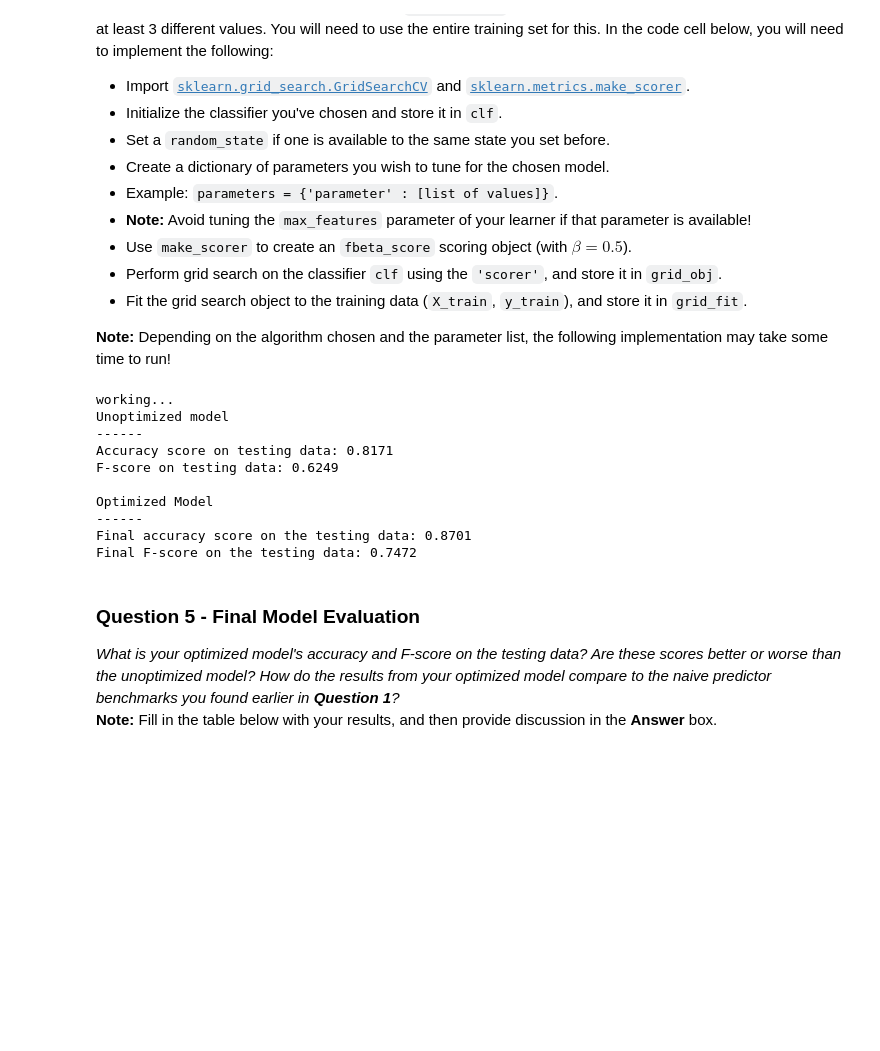
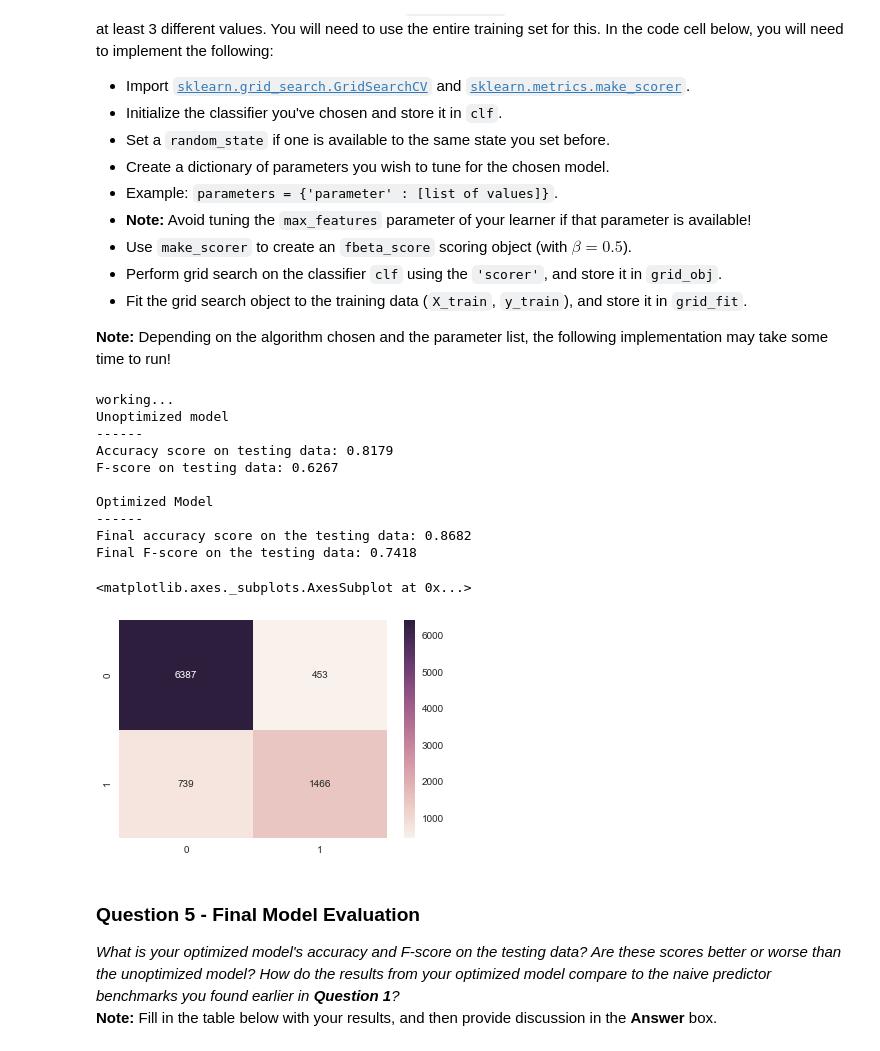
Before and after one commit to IsaacWallis/udacity_machine_learning, a Jupyter notebook: finding_donors/finding_donors.ipynb, the cells around one changed output. Saved outputs shown, nothing was run; the diff lists cells and outputs as text; code cells hidden in the pictures; blank space fills up the shorter version.

```diff
--- a/finding_donors/finding_donors.ipynb
+++ b/finding_donors/finding_donors.ipynb
@@ -400,9 +384,10 @@ from sklearn.grid_search import GridSearchCV
 from sklearn.metrics import make_scorer, fbeta_score
 from sklearn.ensemble import AdaBoostClassifier
 from sklearn.tree import DecisionTreeClassifier
+from sklearn.cross_validation import StratifiedShuffleSplit
 
 # TODO: Initialize the classifier
-clf = AdaBoostClassifier(base_estimator=DecisionTreeClassifier())
+clf = AdaBoostClassifier(base_estimator=DecisionTreeClassifier(), random_state = 0)
 
 #print clf.get_params().keys()
 # TODO: Create the parameters list you wish to tune
@@ -417,38 +402,48 @@ parameters = {
 scorer = make_scorer(fbeta_score, beta=0.5)
 
 # TODO: Perform grid search on the classifier using 'scorer' as the scoring method
-grid_obj = GridSearchCV(clf, parameters, scoring=scorer)
+cv = StratifiedShuffleSplit(y_train, random_state = 0)
+grid_obj = GridSearchCV(clf, parameters, scoring=scorer, cv=cv)
 
 print "working..."
 # TODO: Fit the grid search object to the training data and find the optimal parameters
 grid_obj.fit(X_train, y_train)
 grid_fit = grid_obj.best_params_
 
 # Get the estimator
 best_clf = grid_obj.best_estimator_
 
 # Make predictions using the unoptimized and model
 predictions = (clf.fit(X_train, y_train)).predict(X_test)
 best_predictions = best_clf.predict(X_test)
 
 # Report the before-and-afterscores
 print "Unoptimized model\n------"
 print "Accuracy score on testing data: {:.4f}".format(accuracy_score(y_test, predictions))
 print "F-score on testing data: {:.4f}".format(fbeta_score(y_test, predictions, beta = 0.5))
 print "\nOptimized Model\n------"
 print "Final accuracy score on the testing data: {:.4f}".format(accuracy_score(y_test, best_predictions))
 print "Final F-score on the testing data: {:.4f}".format(fbeta_score(y_test, best_predictions, beta = 0.5))
+
+from sklearn.metrics import confusion_matrix
+import seaborn as sns
+%matplotlib inline
+
+pred = best_clf.predict(X_test)
+sns.heatmap(confusion_matrix(y_test, pred), annot = True, fmt = '')
 # %% [output]
 working...
 Unoptimized model
 ------
-Accuracy score on testing data: 0.8171
-F-score on testing data: 0.6249
+Accuracy score on testing data: 0.8179
+F-score on testing data: 0.6267
 
 Optimized Model
 ------
-Final accuracy score on the testing data: 0.8701
-Final F-score on the testing data: 0.7472
+Final accuracy score on the testing data: 0.8682
+Final F-score on the testing data: 0.7418
+<matplotlib.axes._subplots.AxesSubplot at 0x...>
+[figure, added]
 # %% [markdown]
 ### Question 5 - Final Model Evaluation
 _What is your optimized model's accuracy and F-score on the testing data? Are these scores better or worse than the unoptimized model? How do the results from your optimized model compare to the naive predictor benchmarks you found earlier in **Question 1**?_
```
Also changed, not shown: parts of 8 cells of this notebook, 1 other file.
